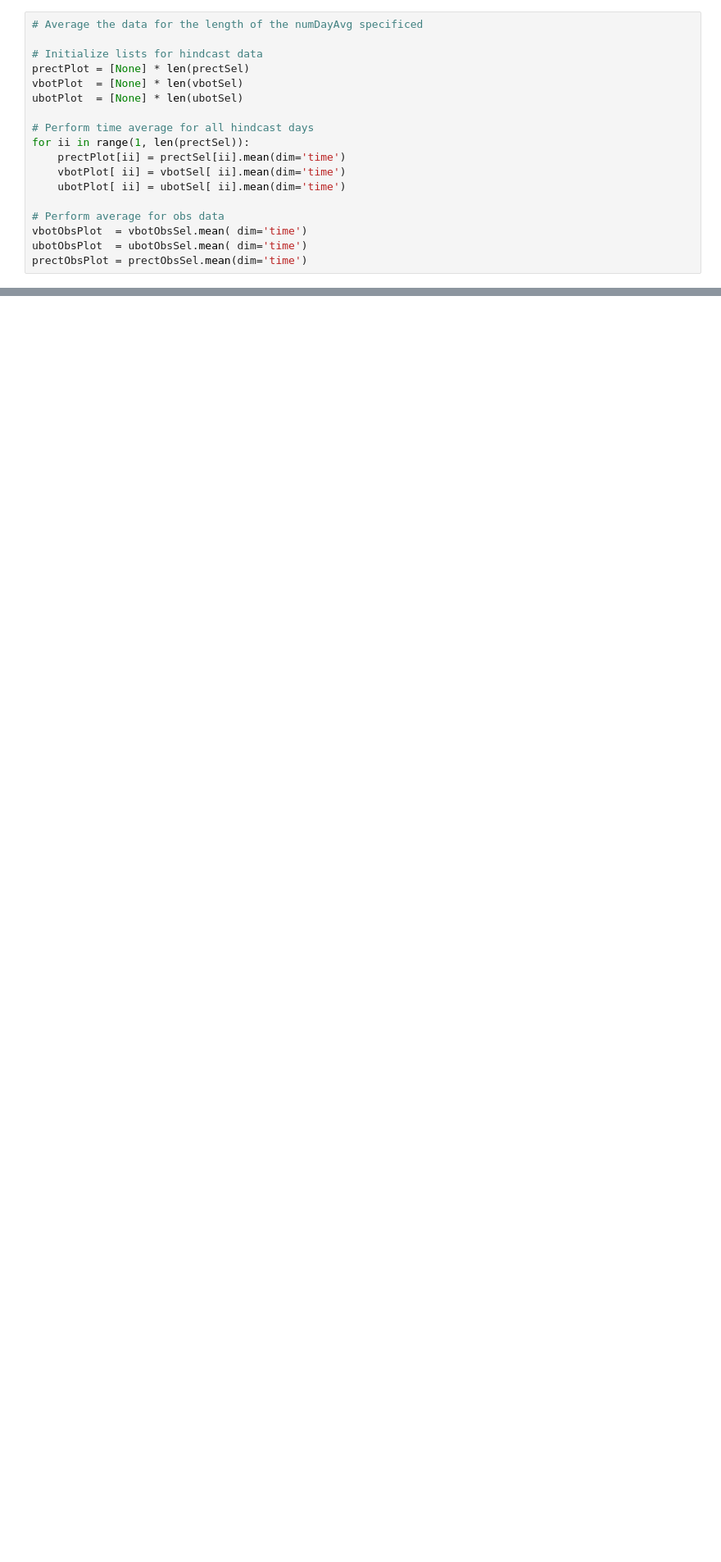
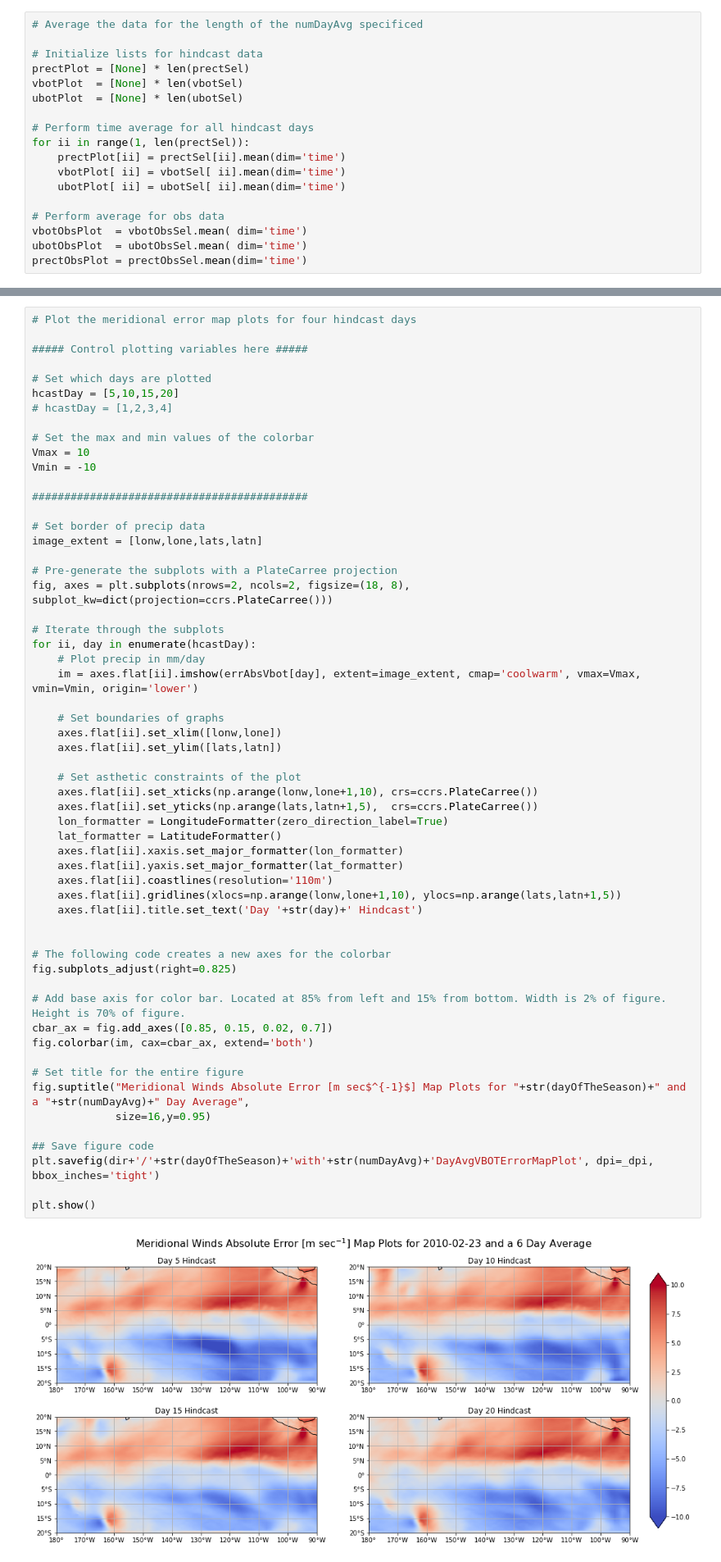
Before and after one commit to ITCZ-hindcasts/python-scripts, a Jupyter notebook: MapPlot.ipynb, the cells around one changed output, grey strips where cells are left out. Shown at 82% size. Saved outputs shown, nothing was run; the diff lists cells and outputs as text; blank space fills up the shorter version.

```diff
--- a/MapPlot.ipynb
+++ b/MapPlot.ipynb
@@ -353,0 +389,59 @@ plt.show()
+# %%
+# Plot the meridional error map plots for four hindcast days
+
+##### Control plotting variables here #####
+
+# Set which days are plotted
+hcastDay = [5,10,15,20]
+# hcastDay = [1,2,3,4]
+
+# Set the max and min values of the colorbar
+Vmax = 10
+Vmin = -10
+
+###########################################
+
+# Set border of precip data
+image_extent = [lonw,lone,lats,latn]
+
+# Pre-generate the subplots with a PlateCarree projection
+fig, axes = plt.subplots(nrows=2, ncols=2, figsize=(18, 8), subplot_kw=dict(projection=ccrs.PlateCarree()))
+
+# Iterate through the subplots
+for ii, day in enumerate(hcastDay):
+    # Plot precip in mm/day
+    im = axes.flat[ii].imshow(errAbsVbot[day], extent=image_extent, cmap='coolwarm', vmax=Vmax, vmin=Vmin, origin='lower')
+
+    # Set boundaries of graphs
+    axes.flat[ii].set_xlim([lonw,lone])
+    axes.flat[ii].set_ylim([lats,latn])
+
+    # Set asthetic constraints of the plot
+    axes.flat[ii].set_xticks(np.arange(lonw,lone+1,10), crs=ccrs.PlateCarree())
+    axes.flat[ii].set_yticks(np.arange(lats,latn+1,5),  crs=ccrs.PlateCarree())
+    lon_formatter = LongitudeFormatter(zero_direction_label=True)
+    lat_formatter = LatitudeFormatter()
+    axes.flat[ii].xaxis.set_major_formatter(lon_formatter)
+    axes.flat[ii].yaxis.set_major_formatter(lat_formatter)
+    axes.flat[ii].coastlines(resolution='110m')
+    axes.flat[ii].gridlines(xlocs=np.arange(lonw,lone+1,10), ylocs=np.arange(lats,latn+1,5))
+    axes.flat[ii].title.set_text('Day '+str(day)+' Hindcast')
+
+
+# The following code creates a new axes for the colorbar
+fig.subplots_adjust(right=0.825)
+
+# Add base axis for color bar. Located at 85% from left and 15% from bottom. Width is 2% of figure. Height is 70% of figure.
+cbar_ax = fig.add_axes([0.85, 0.15, 0.02, 0.7])
+fig.colorbar(im, cax=cbar_ax, extend='both')
+
+# Set title for the entire figure
+fig.suptitle("Meridional Winds Absolute Error [m sec$^{-1}$] Map Plots for "+str(dayOfTheSeason)+" and a "+str(numDayAvg)+" Day Average",
+             size=16,y=0.95)
+
+## Save figure code
+plt.savefig(dir+'/'+str(dayOfTheSeason)+'with'+str(numDayAvg)+'DayAvgVBOTErrorMapPlot', dpi=_dpi, bbox_inches='tight')
+
+plt.show()
+# %% [output]
+[figure, added]
```
Also changed, not shown: parts of 12 cells of this notebook, 10 other files.
